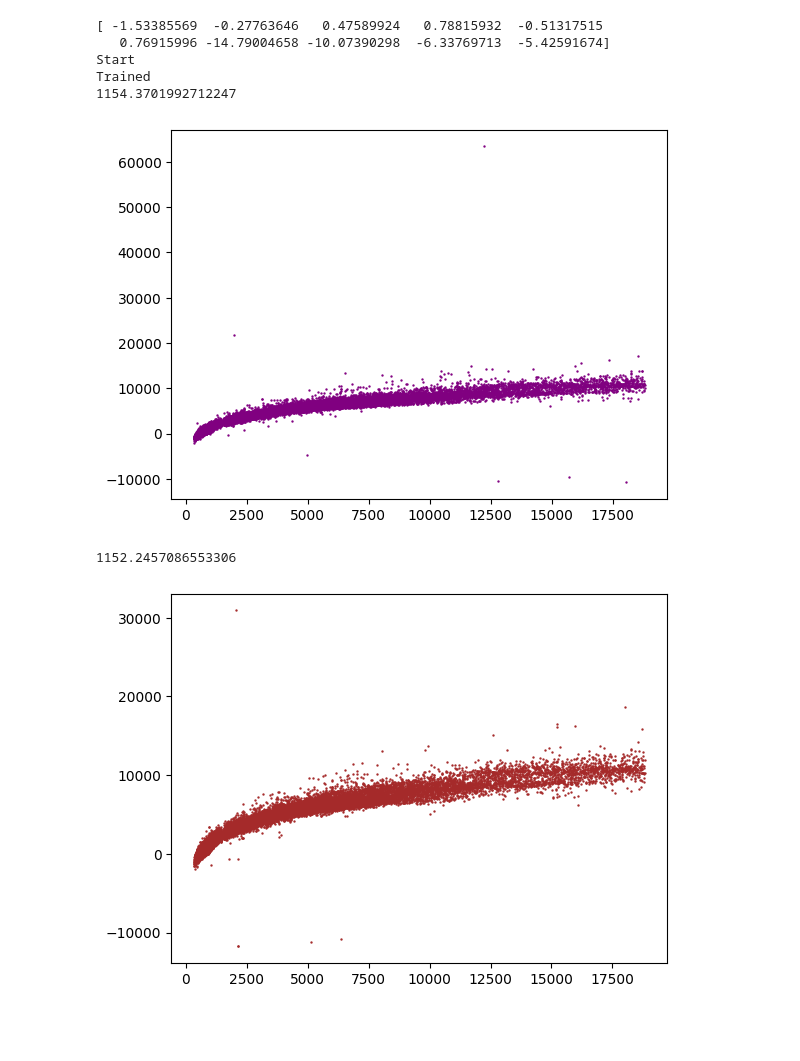
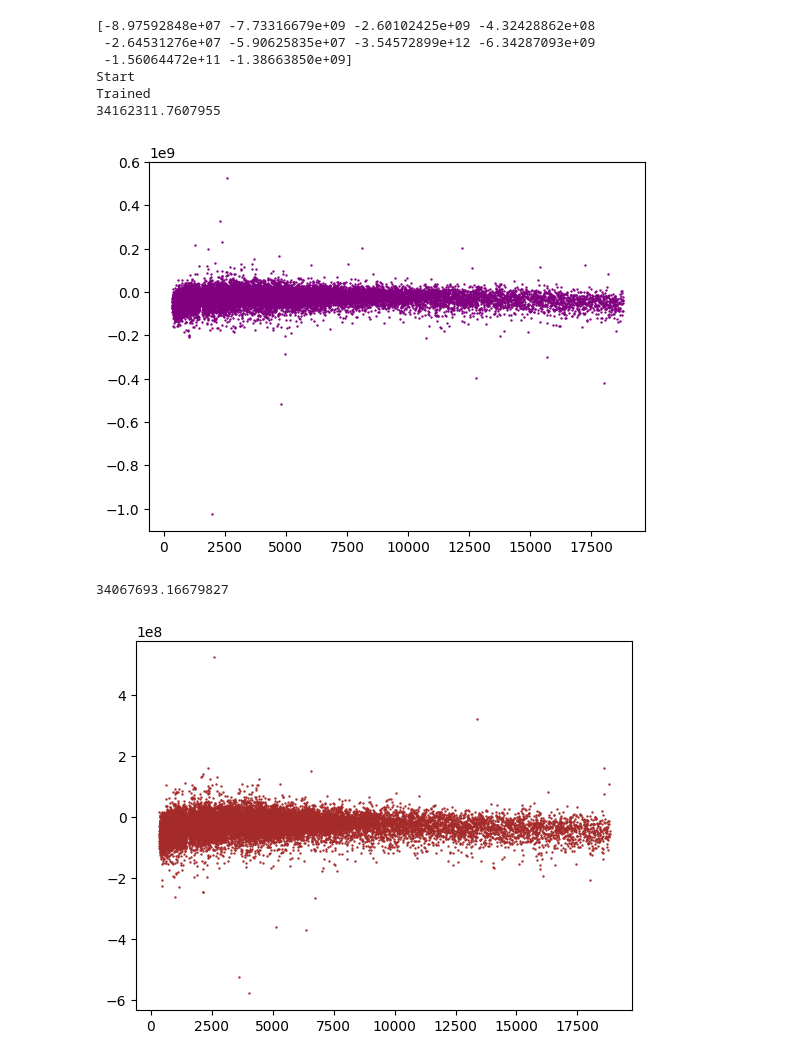
Before and after one commit to mekafuyu/ML_Studies, a Jupyter notebook: DiamondML/diamond.ipynb, the cells around one changed output. Cells and saved outputs as stored; diff of their text form; code cells hidden in the pictures; blank space fills up the shorter version.

```diff
--- a/DiamondML/diamond.ipynb
+++ b/DiamondML/diamond.ipynb
@@ -116,0 +88,20 @@ X_train, X_test, Y_train, Y_test = train_test_split(X, Y, test_size=0.5, random_
+# %%
+scores = cross_val_score(RandomForestRegressor(n_jobs=-1), X, y, cv = 10)
+print(scores)
+
+clf = RandomForestRegressor(verbose=True, n_jobs=-1, random_state=42)
+
+clf.fit(X_train_encoded, y_train)
+dump(clf, 'model_random_forest.pkl')
+
+y_pred = clf.predict(X_train_encoded)
+print(mean_absolute_error(y_train, y_pred))
+print(r2_score(y_train, y_pred))
+plt.scatter(y_train, y_pred, s=0.5, c='purple')
+plt.show()
+
+y_pred = clf.predict(X_test_encoded)
+print(mean_absolute_error(y_test, y_pred))
+print(r2_score(y_test, y_pred))
+plt.scatter(y_test, y_pred, s=0.5, c='brown')
+plt.show()
@@ -165,41 +167,42 @@ AttributeError: 'RandomForestRegressor' object has no attribute 'best_params_'
 # %%
-scores = cross_val_score(ElasticNet(), X, Y, cv = 10)
+scores = cross_val_score(SGDRegressor(), X, y, cv = 10)
 
 print(scores)
 
 # parameters = {
 # }
-regr = ElasticNet(random_state=42)
+regr = SGDRegressor(random_state=42)
 # clf = GridSearchCV(
 #   regr,
 #   parameters,
 #   n_jobs = 4,
 #   verbose=True
 # )
 clf = regr
 
 print("Start")
-clf.fit(X_train, Y_train)
+clf.fit(X_train, y_train)
 print("Trained")
 # print(clf.best_params_)
 # clf = clf.best_estimator_
-dump(clf, 'model_elastic_net.pkl')
+dump(clf, 'model_sgd_regressor.pkl')
 
-Y_pred = clf.predict(X_train)
-print(mean_absolute_error(Y_train, Y_pred))
-plt.scatter(Y_train, Y_pred, s=0.5, c='purple')
+y_pred = clf.predict(X_train)
+print(mean_absolute_error(y_train, y_pred))
+plt.scatter(y_train, y_pred, s=0.5, c='purple')
 plt.show()
 
-Y_pred = clf.predict(X_test)
-print(mean_absolute_error(Y_test, Y_pred))
-plt.scatter(Y_test, Y_pred, s=0.5, c='brown')
+y_pred = clf.predict(X_test)
+print(mean_absolute_error(y_test, y_pred))
+plt.scatter(y_test, y_pred, s=0.5, c='brown')
 plt.show()
 # %% [output]
-[ -1.53385569  -0.27763646   0.47589924   0.78815932  -0.51317515
-   0.76915996 -14.79004658 -10.07390298  -6.33769713  -5.42591674]
+[-8.97592848e+07 -7.73316679e+09 -2.60102425e+09 -4.32428862e+08
+ -2.64531276e+07 -5.90625835e+07 -3.54572899e+12 -6.34287093e+09
+ -1.56064472e+11 -1.38663850e+09]
 Start
 Trained
-1154.3701992712247
+34162311.7607955
-[figure, old version]
+[figure, new version]
-1152.2457086553306
+34067693.16679827
-[figure, old version]
+[figure, new version]
```
Also changed, not shown: parts of 7 cells of this notebook.
